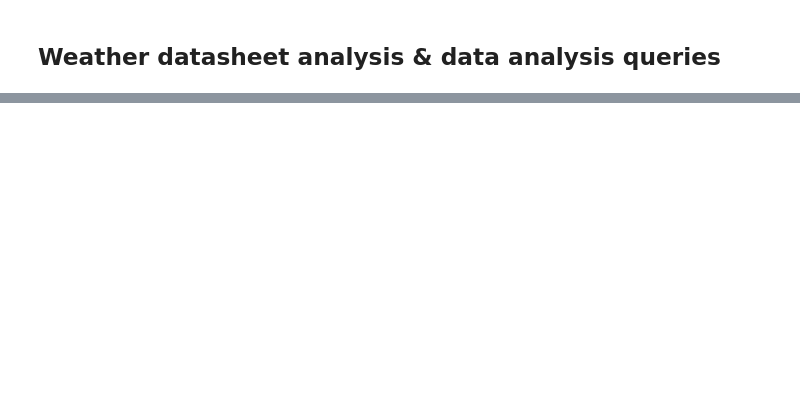
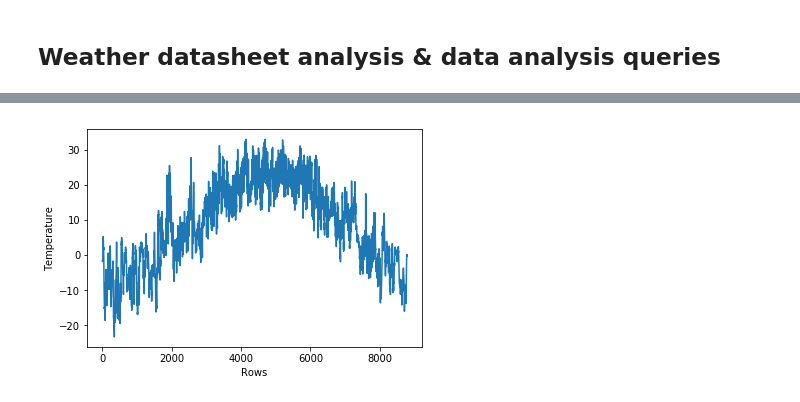
Before and after one commit to yj1910/Weather-Data-analysis, a Jupyter notebook: Weather_analysis.ipynb, the cells around one changed output, grey strips where cells are left out. Saved outputs shown, nothing was run; the diff lists cells and outputs as text; code cells hidden in the pictures; blank space fills up the shorter version.

Commit message:
Weather data analysis

```diff
--- a/Weather_analysis.ipynb
+++ b/Weather_analysis.ipynb
@@ -2,6 +2,8 @@
 ## Weather datasheet analysis & data analysis queries
 # %%
 import pandas as pd
-data = pd.read_csv(r"Enter the path name of the  .csv file here")   #export csv file in python
+%matplotlib inline
+from matplotlib import pyplot as plt
+data = pd.read_csv(r"C:\Users\DELLHK\Downloads\1. Weather Data.csv")   #export csv file in python
 # %%
 data.head(10)      #top 10 rows show
@@ -55,0 +230,8 @@ data[((data.Weather=='Clear') & (data['Rel Hum_%'] > 50) | (data.Visibility_km >
+# %%
+#plot the grape of different temperature
+plt.plot(data["Temp_C"])
+plt.ylabel("Temperature")
+plt.xlabel("Rows")
+plt.show()
+# %% [output]
+[figure, added]
```
Also changed, not shown: parts of 15 cells of this notebook.
